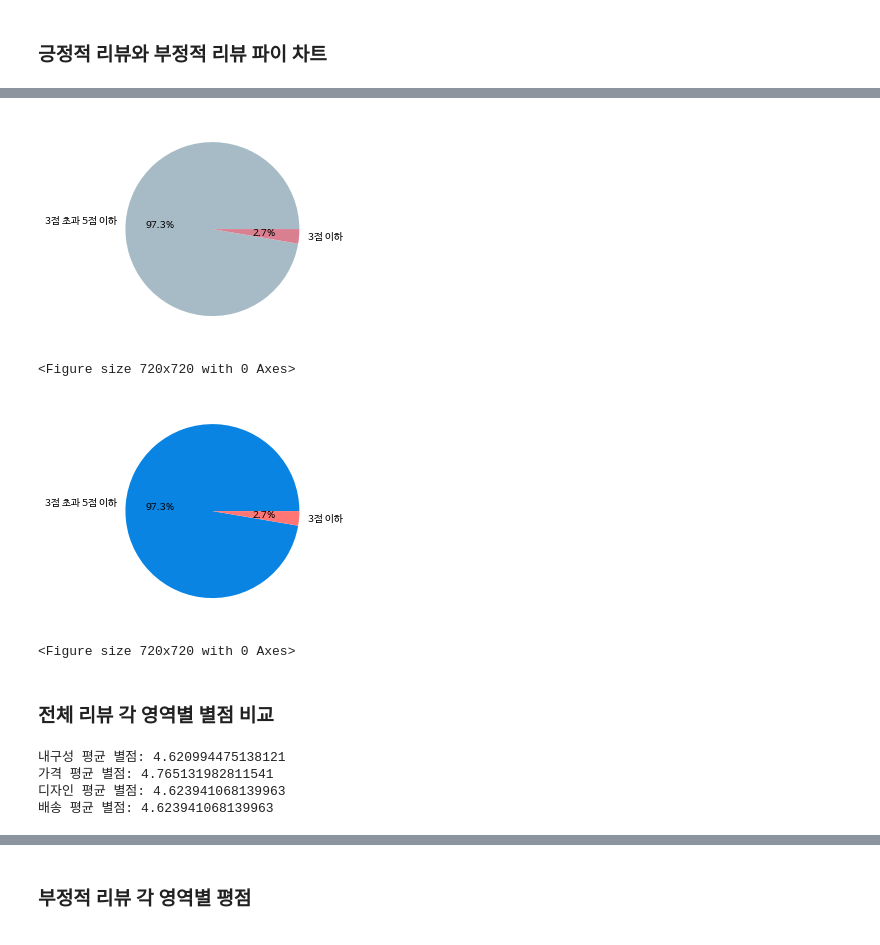
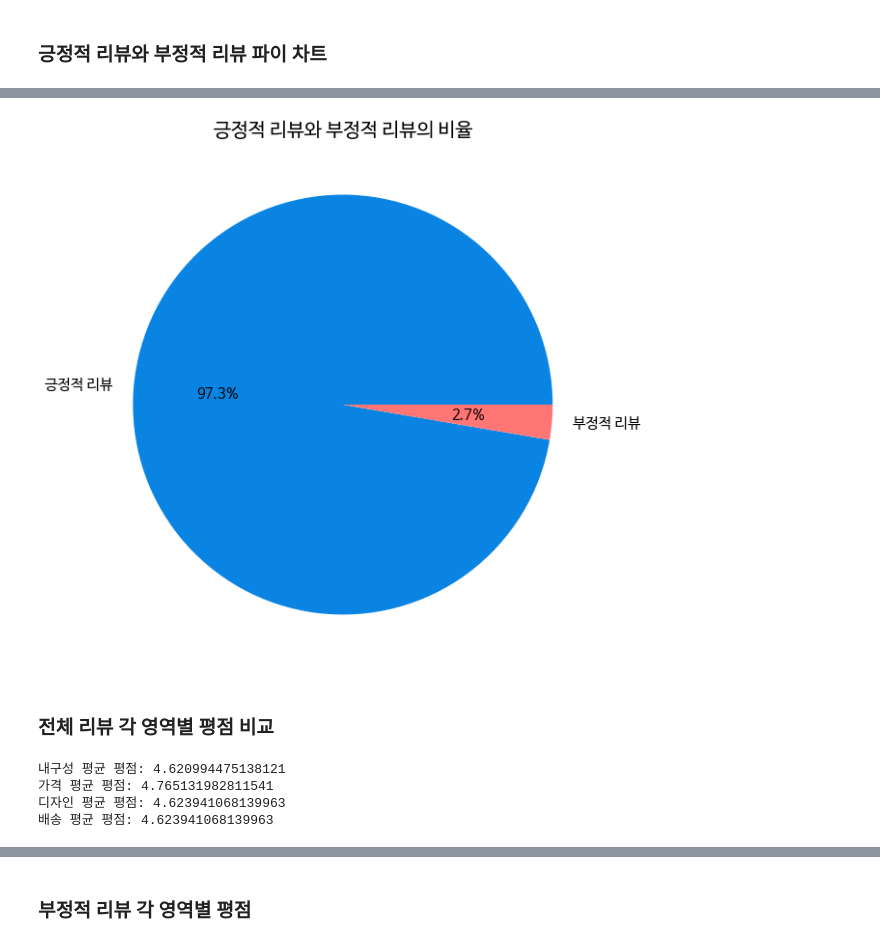
Before and after one commit to Dataitgirls-Mini-Project/data, a Jupyter notebook: analyze_rating.ipynb, the cells around one changed output, grey strips where cells are left out. Cells and saved outputs as stored; diff of their text form; code cells hidden in the pictures.

```diff
--- a/analyze_rating.ipynb
+++ b/analyze_rating.ipynb
@@ -44,33 +32,29 @@ plt.show()
-# %%
-reviews.sentiment.value_counts().plot.pie(labels=['3점 초과 5점 이하','3점 이하'], autopct='%1.1f%%', subplots=True, colors=colors2)
-plt.ylabel("")
-plt.figure(figsize=(10,10))
-plt.show()
-# %% [output]
-[figure, removed]
-<Figure size 720x720 with 0 Axes>
-# %%
-reviews.sentiment.value_counts().plot.pie(labels=['3점 초과 5점 이하','3점 이하'], autopct='%1.1f%%', subplots=True, colors=colors3)
-plt.ylabel("")
-plt.figure(figsize=(10,10))
-plt.show()
-# %% [output]
-[figure, removed]
-<Figure size 720x720 with 0 Axes>
+# %%
+labels = {1:'긍정적 리뷰', 0:'부정적 리뷰'}
+colors = ['#0984e3', '#ff7675']
+
+sentiment = reviews.sentiment.map(labels).value_counts()
+plt.figure(figsize=(10,10))
+plt.pie(sentiment, labels=sentiment.index, autopct='%1.1f%%', colors=colors, textprops={'fontsize': 15})
+plt.title('긍정적 리뷰와 부정적 리뷰의 비율',fontsize=20)
+plt.savefig('./img/sentiment_ratio.png')
+# plt.show()
+# %% [output]
+[figure, added]
 # %% [markdown]
-### 전체 리뷰 각 영역별 별점 비교
+### 전체 리뷰 각 영역별 평점 비교
 # %%
 durability_mean = reviews.durability_star.mean()
 price_mean = reviews.price_star.mean()
 design_mean = reviews.design_star.mean()
 delivery_mean = reviews.delivery_star.mean()
 
-print('내구성 평균 별점:', durability_mean)
-print('가격 평균 별점:', price_mean)
-print('디자인 평균 별점:', design_mean)
-print('배송 평균 별점:', delivery_mean)
+print('내구성 평균 평점:', durability_mean)
+print('가격 평균 평점:', price_mean)
+print('디자인 평균 평점:', design_mean)
+print('배송 평균 평점:', delivery_mean)
 # %% [output]
-내구성 평균 별점: 4.620994475138121
-가격 평균 별점: 4.765131982811541
-디자인 평균 별점: 4.623941068139963
-배송 평균 별점: 4.623941068139963
+내구성 평균 평점: 4.620994475138121
+가격 평균 평점: 4.765131982811541
+디자인 평균 평점: 4.623941068139963
+배송 평균 평점: 4.623941068139963
```
Also changed, not shown: parts of 11 cells of this notebook, 4 other files.
